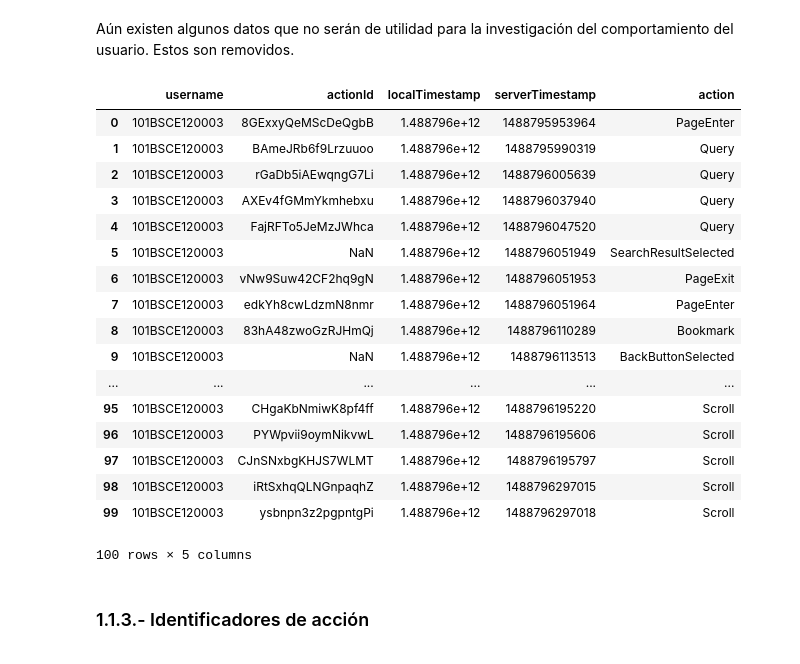
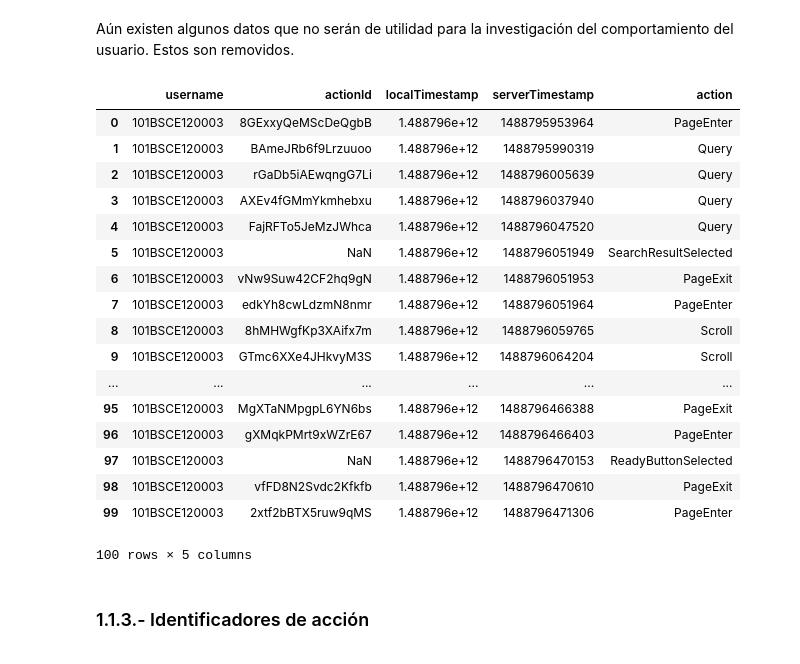
Before and after one commit to iorellana18/OSEMN, a Jupyter notebook: OSEMN.ipynb, the cells around one changed output. Drawn from its saved outputs; the diff is of its cells as text; code cells hidden in the pictures.

Commit message:
actions ID

```diff
--- a/OSEMN.ipynb
+++ b/OSEMN.ipynb
@@ -250,36 +261,37 @@ Aún existen algunos datos que no serán de utilidad para la investigación del
 # %%
 actionsInSearchTask = actionsInSearchTask[
     (actionsInSearchTask["action"]!="StatusAway") &
     (actionsInSearchTask["action"]!="StatusOnline") &
     (actionsInSearchTask["action"]!="BookmarkSelected") &
     (actionsInSearchTask["action"]!="StatusOffline") &
     (actionsInSearchTask["action"]!="TutorialSelected") &
     (actionsInSearchTask["action"]!="FormResponse") &
     (actionsInSearchTask["action"]!="Login") &
     (actionsInSearchTask["action"]!="SubtaskSelected") &
     (actionsInSearchTask["action"]!="Logout") &
     (actionsInSearchTask["action"]!="TimeoutTriggered")
                                          ]
+actionsInSearchTask = actionsInSearchTask.sort_values(["username","serverTimestamp"])
 actionsInSearchTask = actionsInSearchTask.reset_index(drop=True)
-actionsInSearchTask.head(100)
+actionsInSearchTask.head(10)
 # %% [output]
 |  | username | actionId | localTimestamp | serverTimestamp | action |
 | 0 | 101BSCE120003 | 8GExxyQeMScDeQgbB | 1.488796e+12 | 1488795953964 | PageEnter |
 | 1 | 101BSCE120003 | BAmeJRb6f9Lrzuuoo | 1.488796e+12 | 1488795990319 | Query |
 | 2 | 101BSCE120003 | rGaDb5iAEwqngG7Li | 1.488796e+12 | 1488796005639 | Query |
 | 3 | 101BSCE120003 | AXEv4fGMmYkmhebxu | 1.488796e+12 | 1488796037940 | Query |
 | 4 | 101BSCE120003 | FajRFTo5JeMzJWhca | 1.488796e+12 | 1488796047520 | Query |
 | 5 | 101BSCE120003 | NaN | 1.488796e+12 | 1488796051949 | SearchResultSelected |
 | 6 | 101BSCE120003 | vNw9Suw42CF2hq9gN | 1.488796e+12 | 1488796051953 | PageExit |
 | 7 | 101BSCE120003 | edkYh8cwLdzmN8nmr | 1.488796e+12 | 1488796051964 | PageEnter |
-| 8 | 101BSCE120003 | 83hA48zwoGzRJHmQj | 1.488796e+12 | 1488796110289 | Bookmark |
-| 9 | 101BSCE120003 | NaN | 1.488796e+12 | 1488796113513 | BackButtonSelected |
+| 8 | 101BSCE120003 | 8hMHWgfKp3XAifx7m | 1.488796e+12 | 1488796059765 | Scroll |
+| 9 | 101BSCE120003 | GTmc6XXe4JHkvyM3S | 1.488796e+12 | 1488796064204 | Scroll |
 | ... | ... | ... | ... | ... | ... |
-| 95 | 101BSCE120003 | CHgaKbNmiwK8pf4ff | 1.488796e+12 | 1488796195220 | Scroll |
-| 96 | 101BSCE120003 | PYWpvii9oymNikvwL | 1.488796e+12 | 1488796195606 | Scroll |
-| 97 | 101BSCE120003 | CJnSNxbgKHJS7WLMT | 1.488796e+12 | 1488796195797 | Scroll |
-| 98 | 101BSCE120003 | iRtSxhqQLNGnpaqhZ | 1.488796e+12 | 1488796297015 | Scroll |
-| 99 | 101BSCE120003 | ysbnpn3z2pgpntgPi | 1.488796e+12 | 1488796297018 | Scroll |
+| 95 | 101BSCE120003 | MgXTaNMpgpL6YN6bs | 1.488796e+12 | 1488796466388 | PageExit |
+| 96 | 101BSCE120003 | gXMqkPMrt9xWZrE67 | 1.488796e+12 | 1488796466403 | PageEnter |
+| 97 | 101BSCE120003 | NaN | 1.488796e+12 | 1488796470153 | ReadyButtonSelected |
+| 98 | 101BSCE120003 | vfFD8N2Svdc2Kfkfb | 1.488796e+12 | 1488796470610 | PageExit |
+| 99 | 101BSCE120003 | 2xtf2bBTX5ruw9qMS | 1.488796e+12 | 1488796471306 | PageEnter |
 100 rows × 5 columns
 # %% [markdown]
 ### 1.1.3.- Identificadores de acción
```
Also changed, not shown: parts of 43 cells of this notebook.
